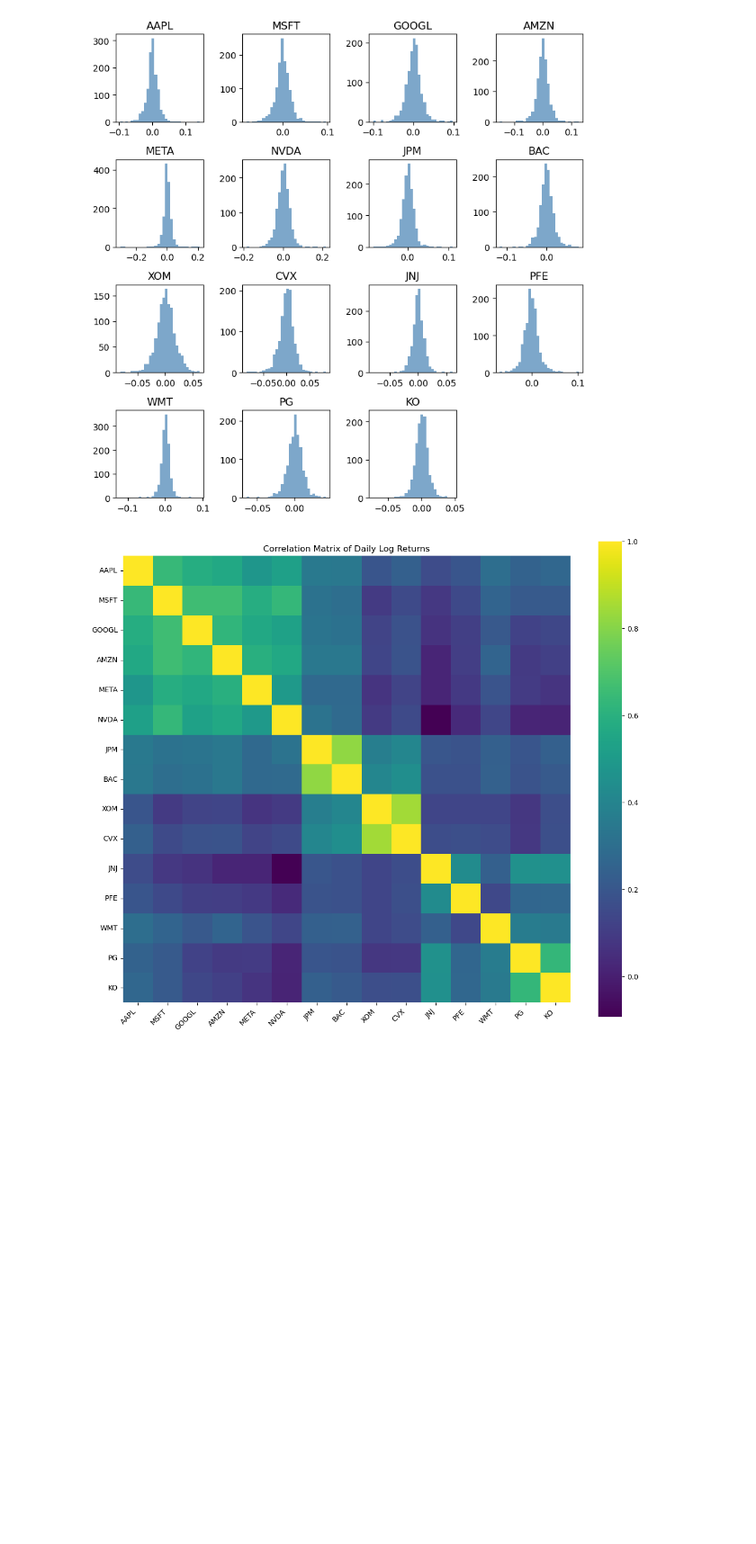
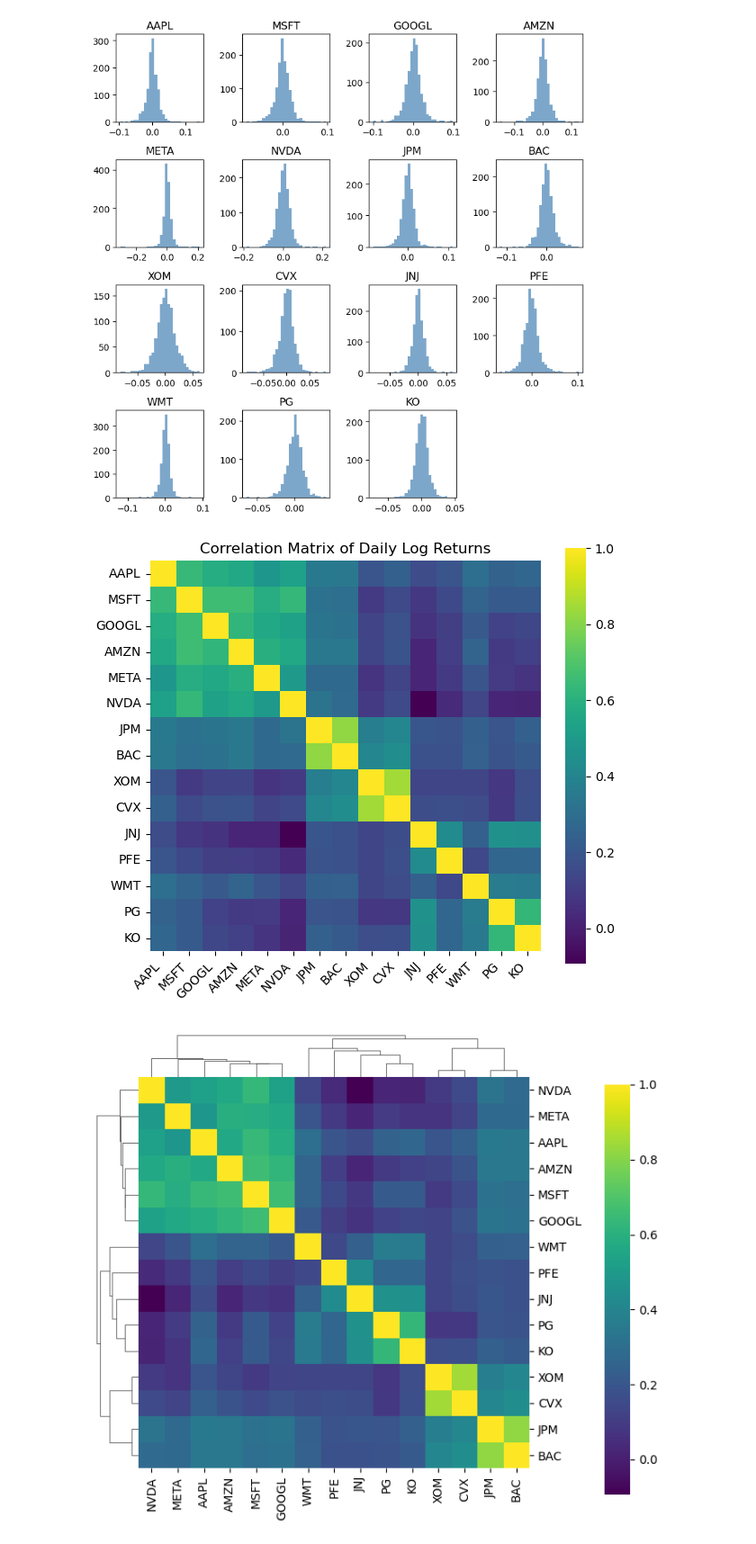
Before and after one commit to dimitris-markopoulos/financial-graphical-models, a Jupyter notebook: notebooks/01_viz_data.ipynb, the cells around one changed output. Shown: that part at 90% size. Cells and saved outputs as stored; diff of their text form; code cells hidden in the pictures; blank space fills up the shorter version.

Commit message:
fitting graphical models

```diff
--- a/notebooks/graphical_models.ipynb
+++ b/notebooks/01_viz_data.ipynb
@@ -108,15 +109,34 @@ plt.show()
 # %% [output]
 [figure]
 # %%
+## Correlation Matrix
+
 corr = returns_df.corr()
-
-plt.figure(figsize=(14, 12))
-sns.heatmap(corr, cmap='viridis', square=True,
-            annot=False, xticklabels=True, yticklabels=True)
-
+plt.figure(figsize=(7, 6))
+sns.heatmap(
+    corr,
+    cmap='viridis',
+    square=True,
+    annot=False,
+    xticklabels=True,
+    yticklabels=True
+)
 plt.xticks(rotation=45, ha="right")
 plt.yticks(rotation=0)
 plt.title("Correlation Matrix of Daily Log Returns")
+plt.savefig(media_dir + "/rets_corr_matrix.png")
 plt.show()
+
+## Hierachial clustering
+sns.clustermap(
+    returns_df.corr(),
+    cmap="viridis",
+    figsize=(6,6),
+    dendrogram_ratio=(0.1, 0.1),
+    cbar_pos=(1.02, 0.075, 0.05, 0.8)
+)
+plt.savefig(media_dir + "/hierarchial_cluster_corr.png")
+plt.show()
 # %% [output]
-[figure, old version]
+[figure, new version]
+[figure, added]
```
Also changed, not shown: parts of 4 cells of this notebook, 5 other files.
